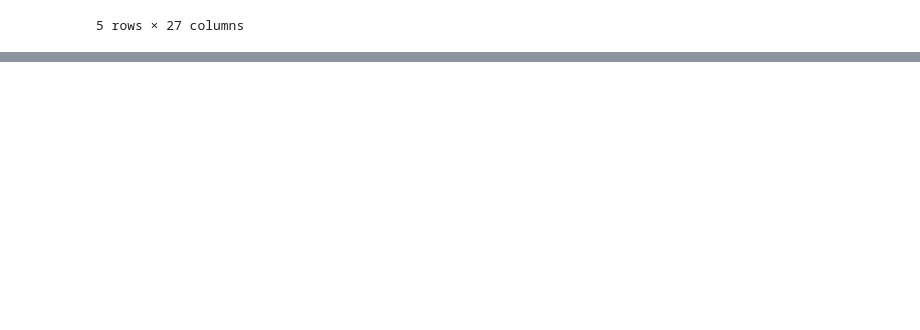
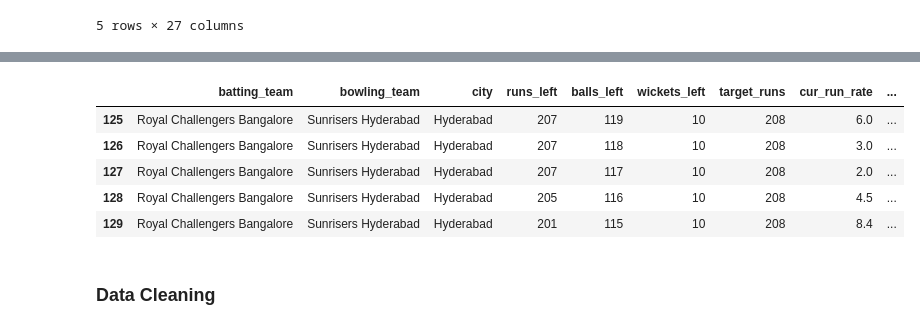
Before and after one commit to Chandrabose1/IPL-winner-prediction, a Jupyter notebook: IPL.ipynb, the cells around one changed output, grey strips where cells are left out. Drawn from its saved outputs; the diff is of its cells as text; code cells hidden in the pictures; blank space fills up the shorter version.

```diff
--- a/IPL.ipynb
+++ b/IPL.ipynb
@@ -257,0 +263,2 @@ delivery_df.head()
+# %%
+delivery_df["player_dismissed"]=np.where(delivery_df["player_dismissed"]!=0,1,0)
@@ -257,0 +309,15 @@ delivery_df.head()
+# %%
+final_df = delivery_df[['batting_team','bowling_team','city','runs_left',
+                        'balls_left','wickets_left','target_runs','cur_run_rate',
+                        'req_run_rate','result']]
+
+final_df.head()
+# %% [output]
+|  | batting_team | bowling_team | city | runs_left | balls_left | wickets_left | target_runs | cur_run_rate | ... |
+| 125 | Royal Challengers Bangalore | Sunrisers Hyderabad | Hyderabad | 207 | 119 | 10 | 208 | 6.0 | ... |
+| 126 | Royal Challengers Bangalore | Sunrisers Hyderabad | Hyderabad | 207 | 118 | 10 | 208 | 3.0 | ... |
+| 127 | Royal Challengers Bangalore | Sunrisers Hyderabad | Hyderabad | 207 | 117 | 10 | 208 | 2.0 | ... |
+| 128 | Royal Challengers Bangalore | Sunrisers Hyderabad | Hyderabad | 205 | 116 | 10 | 208 | 4.5 | ... |
+| 129 | Royal Challengers Bangalore | Sunrisers Hyderabad | Hyderabad | 201 | 115 | 10 | 208 | 8.4 | ... |
+# %% [markdown]
+### Data Cleaning
```
Also changed, not shown: parts of 30 cells of this notebook.
